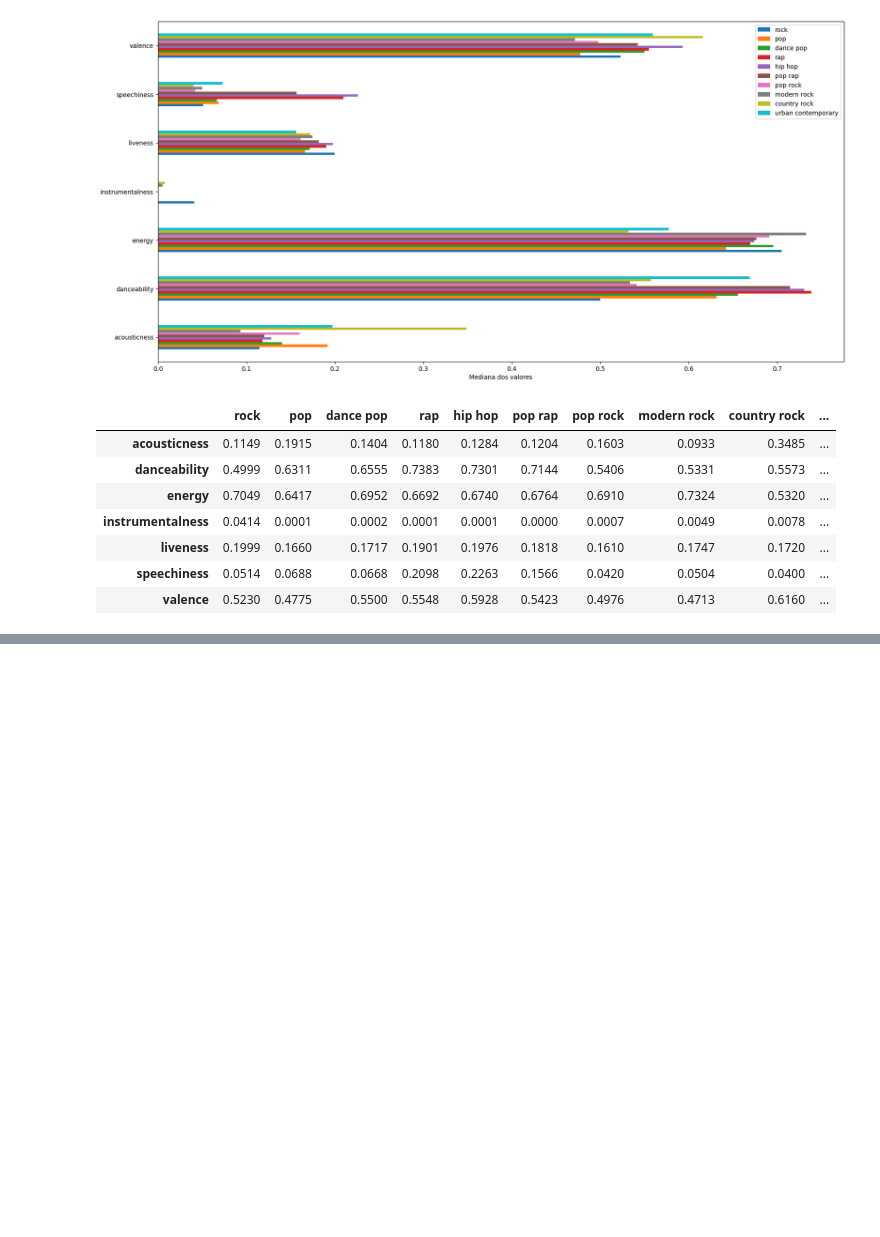
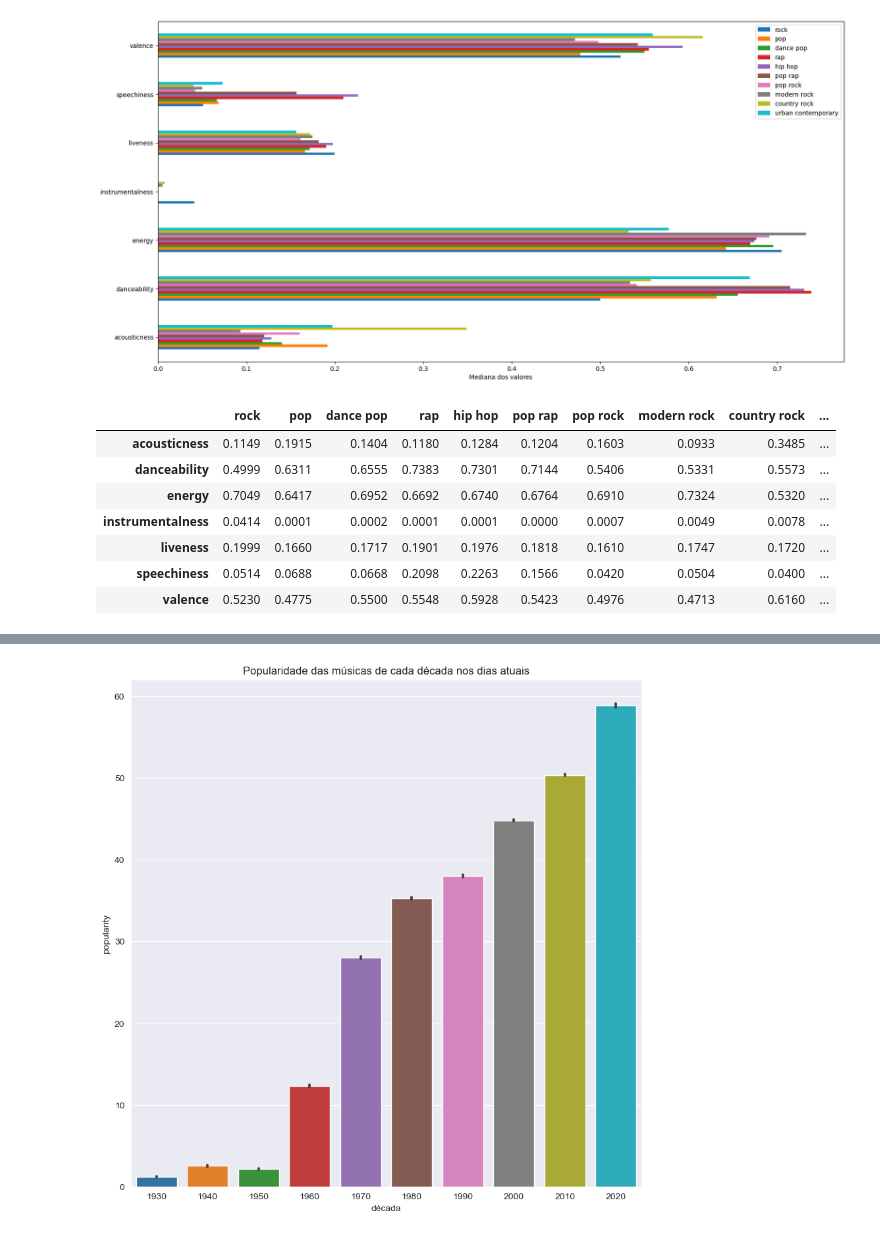
Before and after one commit to danilomiyatake/spotify, a Jupyter notebook: spotify_eda.ipynb, the cells around one changed output, grey strips where cells are left out. Saved outputs shown, nothing was run; the diff lists cells and outputs as text; code cells hidden in the pictures; blank space fills up the shorter version.

```diff
--- a/spotify_eda.ipynb
+++ b/spotify_eda.ipynb
@@ -284,0 +333,6 @@ resumo
+# %%
+plt.figure(figsize=(10,10))
+sns.set_style('darkgrid')
+fig = sns.barplot(data_musicas, x='década', y='popularity', orient='v').set(title='Popularidade das músicas de cada década nos dias atuais')
+# %% [output]
+[figure, added]
```
Also changed, not shown: parts of 18 cells of this notebook.
